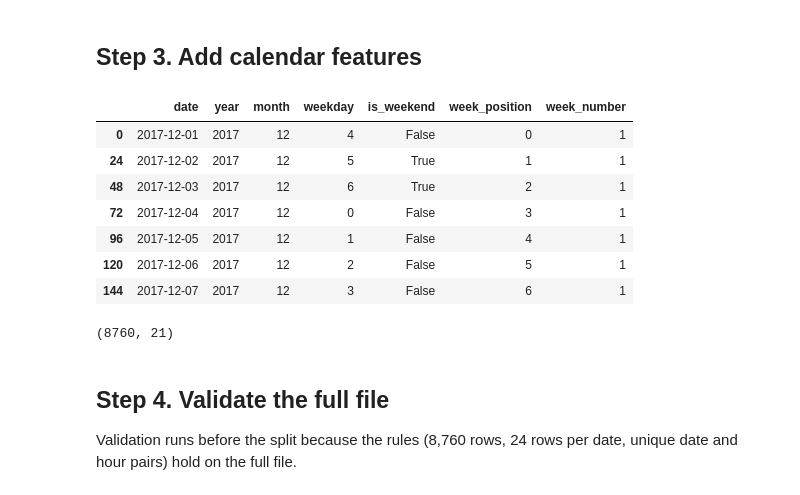
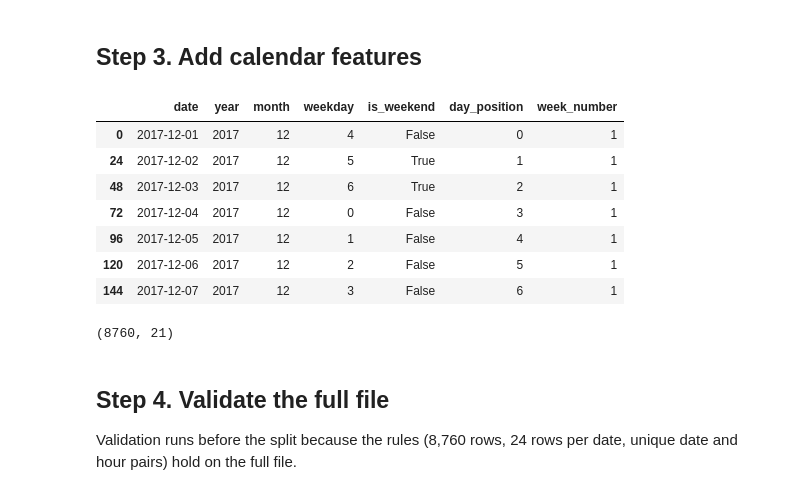
Before and after one commit to borby05/SeoulBikeRentals, a Jupyter notebook: notebooks/01_data_foundation.ipynb, the cells around one changed output. Cells and saved outputs as stored; diff of their text form; code cells hidden in the pictures.

```diff
--- a/notebooks/01_data_foundation.ipynb
+++ b/notebooks/01_data_foundation.ipynb
@@ -110,7 +110,7 @@ Number of unique dates: 365
 st = add_calendar_features(st)
 
 display(
-    st[["date", "year", "month", "weekday", "is_weekend", "week_position", "week_number"]]
+    st[["date", "year", "month", "weekday", "is_weekend", "day_position", "week_number"]]
     .drop_duplicates()
     .sort_values(by="date")
     .head(7)
@@ -139,13 +139,13 @@ assert weekend_dates == EXPECTED_WEEKEND_DATES, (
 # 2017-12-07 is a Thursday and sits at week position 6
 EXPECTED_POSITION_FRIDAY = 0
 EXPECTED_POSITION_THURSDAY = 6
-position_friday = st.loc[st["date"] == pd.Timestamp("2017-12-01"), "week_position"].iloc[0]
-position_thursday = st.loc[st["date"] == pd.Timestamp("2017-12-07"), "week_position"].iloc[0]
+position_friday = st.loc[st["date"] == pd.Timestamp("2017-12-01"), "day_position"].iloc[0]
+position_thursday = st.loc[st["date"] == pd.Timestamp("2017-12-07"), "day_position"].iloc[0]
 assert position_friday == EXPECTED_POSITION_FRIDAY, (
-    f"2017-12-01 has week_position {position_friday}, expected {EXPECTED_POSITION_FRIDAY}"
+    f"2017-12-01 has day_position {position_friday}, expected {EXPECTED_POSITION_FRIDAY}"
 )
 assert position_thursday == EXPECTED_POSITION_THURSDAY, (
-    f"2017-12-07 has week_position {position_thursday}, expected {EXPECTED_POSITION_THURSDAY}"
+    f"2017-12-07 has day_position {position_thursday}, expected {EXPECTED_POSITION_THURSDAY}"
 )
 
 # 1. 2017 12 01 and 2017 12 07
@@ -185,34 +185,34 @@ GOT = st.loc[st["date"] == DATE, "week_number"].iloc[0]
 
 assert GOT == EXPECTED, f"expected {EXPECTED}, got {GOT}"
 
 
 # 4. 2017 12 29 and 2017 12 31
 # (28 // 7) + 1 = 5
 # (30 // 7) + 1 = 5
 
 EXPECTED = [5, 5]
 DATES = pd.to_datetime(["2017-12-29", "2017-12-31"])
 
 GOT = (
     st.loc[st["date"].isin(DATES), ["date", "week_number"]]
     .drop_duplicates(subset="date")["week_number"]
     .tolist()
 )
 
 assert GOT == EXPECTED, f"expected {EXPECTED}, got {GOT}"
 
 
 # 5. 2018 11 30
 # (364 // 7) + 1 = 53
 
 EXPECTED = 53
 DATE = pd.Timestamp("2018-11-30")
 
 GOT = st.loc[st["date"] == DATE, "week_number"].iloc[0]
 
 assert GOT == EXPECTED, f"expected {EXPECTED}, got {GOT}"
 # %% [output]
-|  | date | year | month | weekday | is_weekend | week_position | week_number |
+|  | date | year | month | weekday | is_weekend | day_position | week_number |
 | 0 | 2017-12-01 | 2017 | 12 | 4 | False | 0 | 1 |
 | 24 | 2017-12-02 | 2017 | 12 | 5 | True | 1 | 1 |
 | 48 | 2017-12-03 | 2017 | 12 | 6 | True | 2 | 1 |
```
Also changed, not shown: parts of 2 cells of this notebook, 27 other files.
